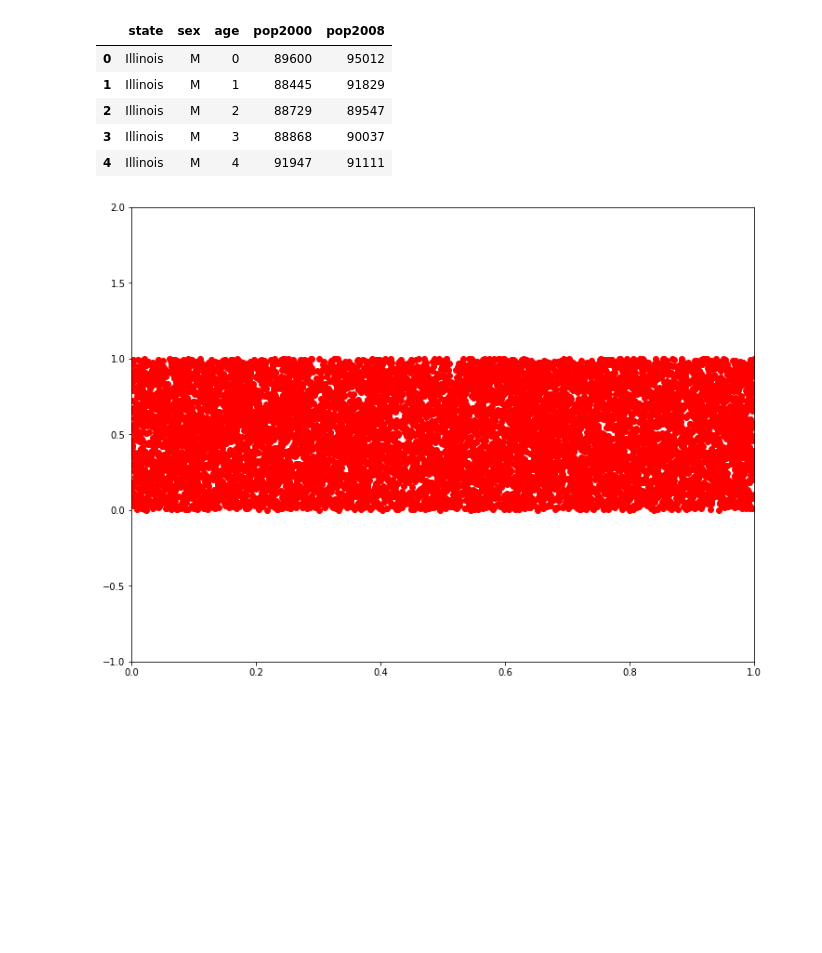
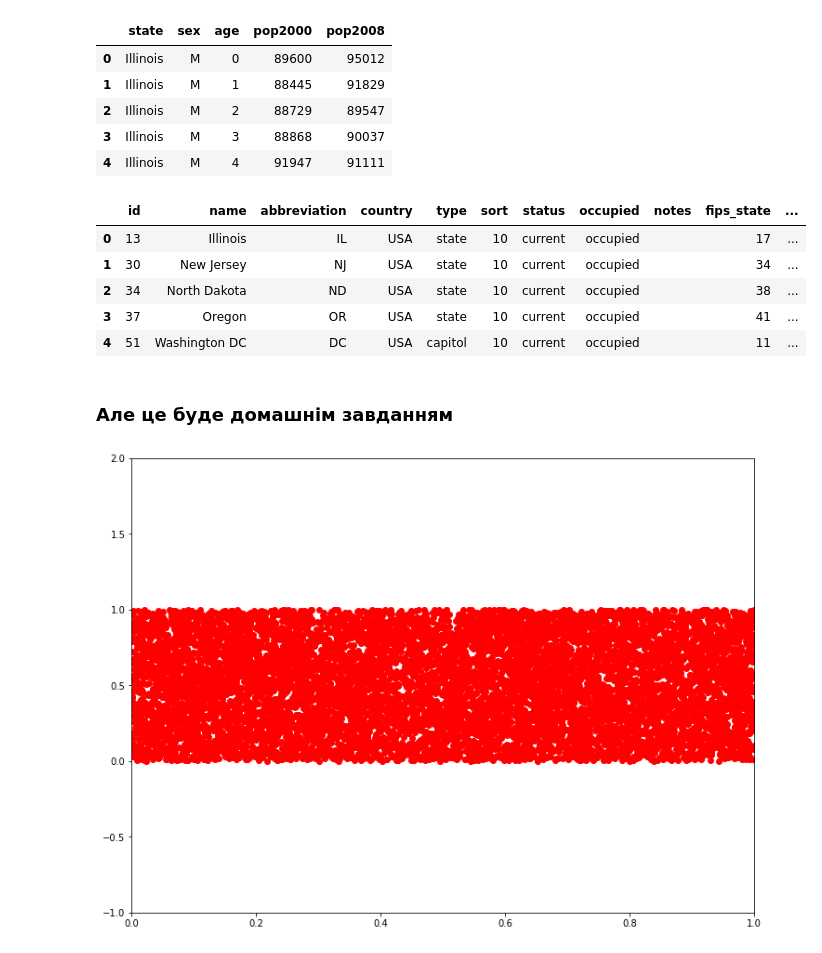
Before and after one commit to yevhenthet/workshops, a Jupyter notebook: Intro_to_Pandas/pandas_basics.ipynb, the cells around one changed output. Saved outputs shown, nothing was run; the diff lists cells and outputs as text; code cells hidden in the pictures; blank space fills up the shorter version.

```diff
--- a/Intro_to_Pandas/pandas_basics.ipynb
+++ b/Intro_to_Pandas/pandas_basics.ipynb
@@ -1479,3 +1607,8 @@ resampled.plot(kind='bar', figsize=(9,6))
 Невже всі почали готуватись до ПМГ 2020, що почався 1 квітня?
 # %% [markdown]
 ## Щось з DataCamp
+# %%
+ms_string = 'mysql+pymysql://student:datacamp@courses.csrrinzqubik.us-east-1.rds.amazonaws.com:3306/census'
+db_engine = create_engine(ms_string)
+
+db_engine.table_names()
@@ -1490,4 +1624,16 @@ census.head()
 | 2 | Illinois | M | 2 | 88729 | 89547 |
 | 3 | Illinois | M | 3 | 88868 | 90037 |
 | 4 | Illinois | M | 4 | 91947 | 91111 |
+# %%
+state_fact = pd.read_sql('SELECT * FROM state_fact;', db_engine)
+state_fact.head()
+# %% [output]
+|  | id | name | abbreviation | country | type | sort | status | occupied | notes | fips_state | ... |
+| 0 | 13 | Illinois | IL | USA | state | 10 | current | occupied |  | 17 | ... |
+| 1 | 30 | New Jersey | NJ | USA | state | 10 | current | occupied |  | 34 | ... |
+| 2 | 34 | North Dakota | ND | USA | state | 10 | current | occupied |  | 38 | ... |
+| 3 | 37 | Oregon | OR | USA | state | 10 | current | occupied |  | 41 | ... |
+| 4 | 51 | Washington DC | DC | USA | capitol | 10 | current | occupied |  | 11 | ... |
+# %% [markdown]
+### Але це буде домашнім завданням
 # %%
```
Also changed, not shown: parts of 31 cells of this notebook.
